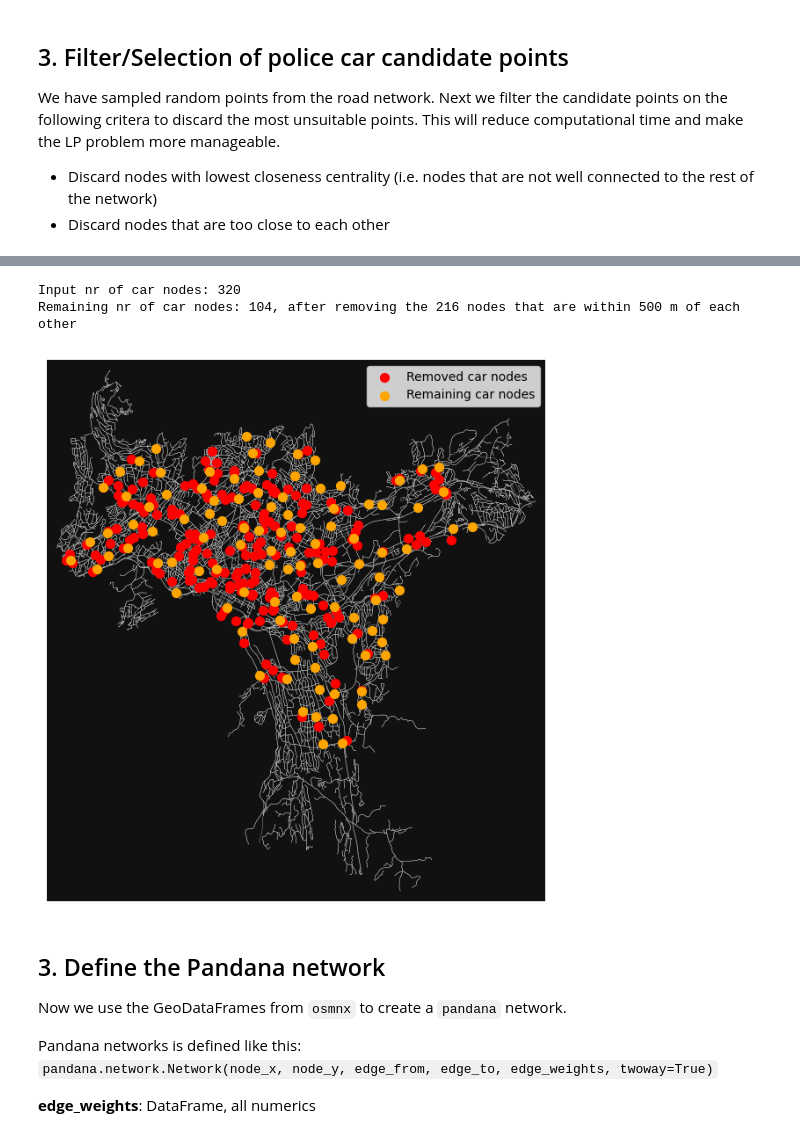
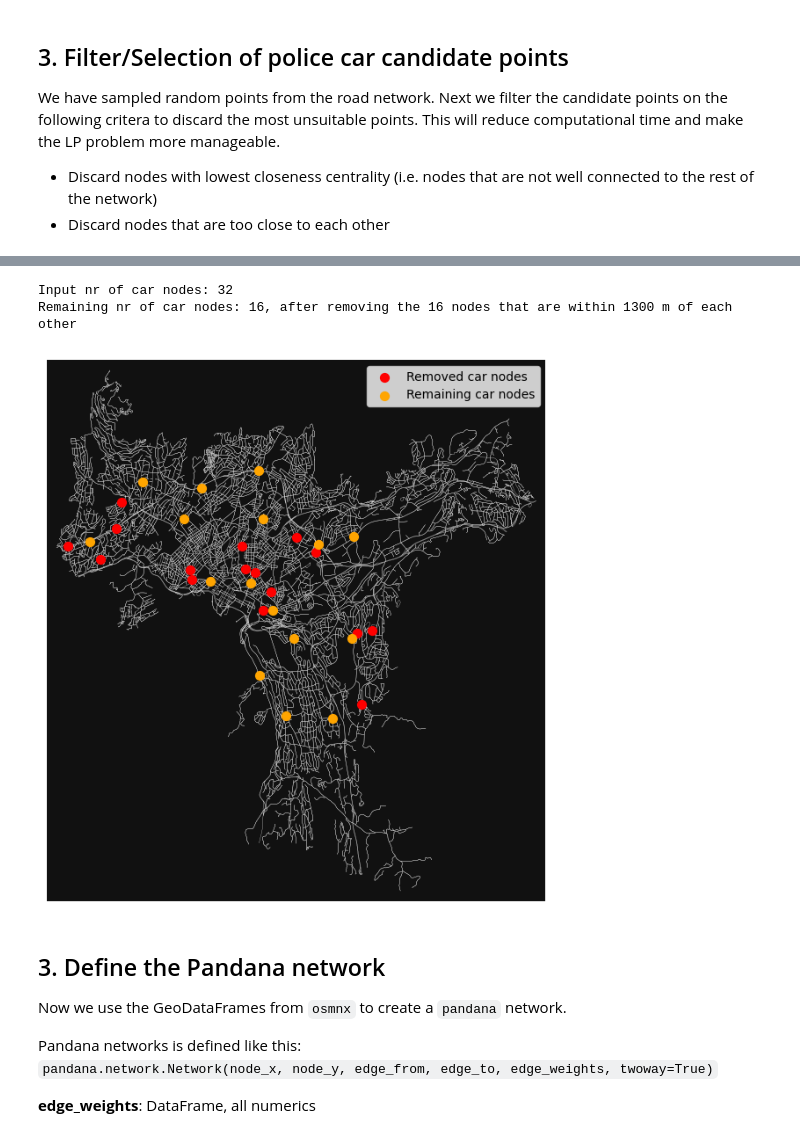
Before and after one commit to torhaa1/Response_Time_Minimization, a Jupyter notebook: main_analysis/13_Oslo_PuLP_v2.0.ipynb, the cells around one changed output, grey strips where cells are left out. Saved outputs shown, nothing was run; the diff lists cells and outputs as text; code cells hidden in the pictures.

```diff
--- a/main_analysis/13_Oslo_PuLP_v2.0.ipynb
+++ b/main_analysis/13_Oslo_PuLP_v2.0.ipynb
@@ -147,7 +157,7 @@ Now, that the closeness centrality is added as an attribute to the ``nodes`` Geo
 # %%
 # random nodes from the graph
 seed = 4
-nr_of_car_nodes = 400
+nr_of_car_nodes = 40
 nodes_sample = nodes.sample(1010, random_state=seed) # sample X random source nodes
 car_nodes = nodes_sample.iloc[:nr_of_car_nodes]   # first Y nodes are cars
 event_nodes = nodes_sample.iloc[nr_of_car_nodes:] # rest of nodes are events
@@ -246,37 +256,37 @@ def filter_nodes_by_proximity(geo_df, min_distance, input_graph, criterion_col=N
                 # Decide which node to remove based on the criterion
                 if (prefer == 'higher' and neighbor[criterion_col] > row[criterion_col]) or \
                    (prefer == 'lower' and neighbor[criterion_col] < row[criterion_col]):
                     to_remove.append(index)
                     break  # Current node will be removed, no need to check other neighbors
                 else:
                     to_remove.append(neighbor_index)
             else:
                 # If no criterion is given, default to removing the neighbor
                 to_remove.append(neighbor_index)
 
     # Remove duplicates and drop the nodes
     to_remove = list(set(to_remove))
     filtered_geo_df = geo_df.drop(index=to_remove)
 
     # Reset index to clean up the DataFrame
     filtered_geo_df.reset_index(drop=True, inplace=True)
 
     print(f"Input nr of car nodes: {len(geo_df)}")
     print(f"Remaining nr of car nodes: {len(geo_df) - len(to_remove)}, after removing the {len(to_remove)} nodes that are within {min_distance} m of each other\n")
 
     if plot:
         # Plot all nodes
         fig, ax = ox.plot_graph(input_graph, node_color="white", node_size=0, edge_linewidth=0.2, edge_color="w", show=False, close=False)
         ax.scatter(geo_df.loc[to_remove, 'x'], geo_df.loc[to_remove, 'y'], c='red', s=50, label="Removed car nodes")
         ax.scatter(filtered_geo_df['x'], filtered_geo_df['y'], c='orange', s=50, label=f"Remaining car nodes")
         ax.legend(); plt.show()
     return filtered_geo_df
 
-car_nodes_gdf_filtered = filter_nodes_by_proximity(geo_df=car_nodes_gdf_central, min_distance=500, input_graph=oslo_graph, criterion_col='closeness_centrality', prefer='higher', plot=True)
+car_nodes_gdf_filtered = filter_nodes_by_proximity(geo_df=car_nodes_gdf_central, min_distance=1300, input_graph=oslo_graph, criterion_col='closeness_centrality', prefer='higher', plot=True)
 # %% [output]
-Input nr of car nodes: 320
-Remaining nr of car nodes: 104, after removing the 216 nodes that are within 500 m of each other
+Input nr of car nodes: 32
+Remaining nr of car nodes: 16, after removing the 16 nodes that are within 1300 m of each other
-[figure, old version]
+[figure, new version]
 # %% [markdown]
 ## 3. Define the Pandana network
 
```
Also changed, not shown: parts of 16 cells of this notebook, 2 other files.
